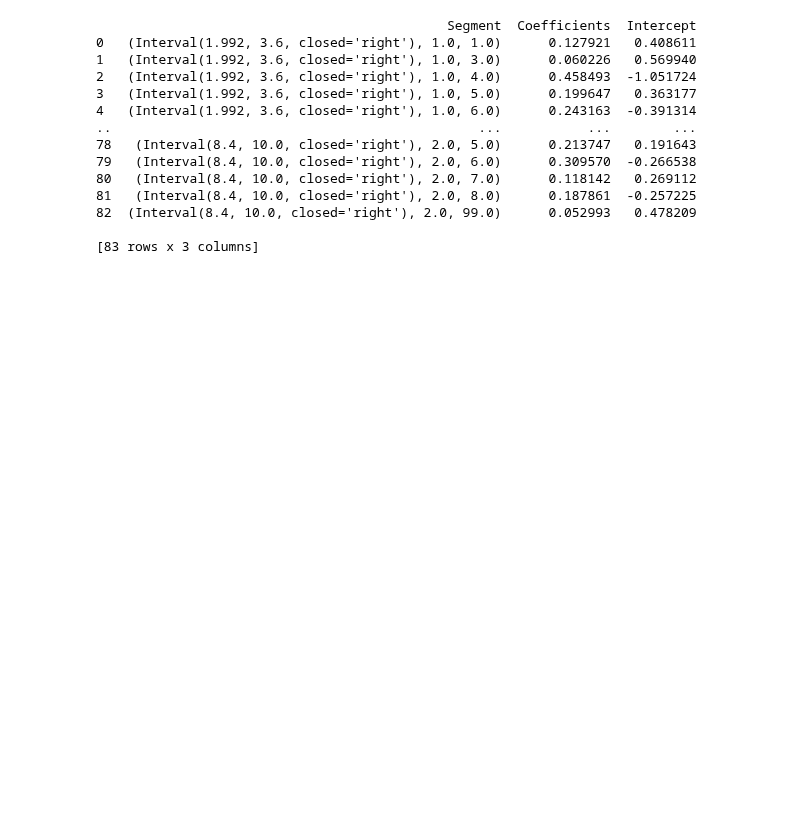
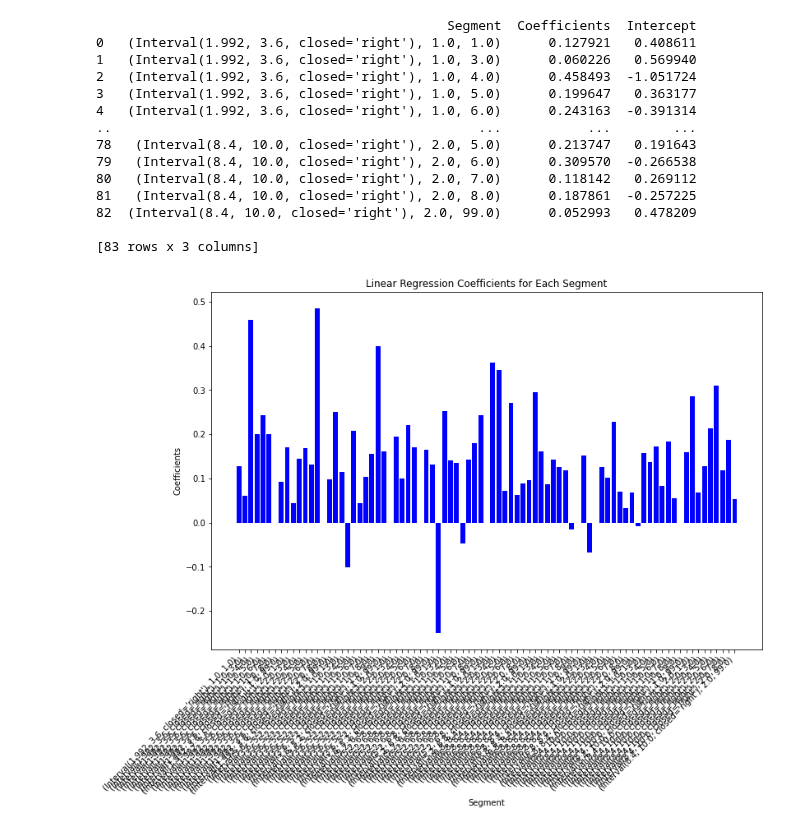
Before and after one commit to martynapiskorz/carn-t, a Jupyter notebook: MPN By wave/Y 20/mpn_20.ipynb, the cells around one changed output. Saved outputs shown, nothing was run; the diff lists cells and outputs as text; code cells hidden in the pictures; blank space fills up the shorter version.

```diff
--- a/MPN By wave/Y 20/mpn_20.ipynb
+++ b/MPN By wave/Y 20/mpn_20.ipynb
@@ -525,3 +479,22 @@ print(regression_results)
 82  (Interval(8.4, 10.0, closed='right'), 2.0, 99.0)      0.052993   0.478209
 
 [83 rows x 3 columns]
+# %%
+import matplotlib.pyplot as plt
+
+# Assuming 'regression_results' is your DataFrame containing the regression results
+
+# Set up the plot
+plt.figure(figsize=(12, 8))
+
+# Bar plot for coefficients
+plt.bar(regression_results['Segment'], regression_results['Coefficients'], color='blue')
+plt.xlabel('Segment')
+plt.ylabel('Coefficients')
+plt.title('Linear Regression Coefficients for Each Segment')
+plt.xticks(rotation=45, ha='right')  # Rotate x-axis labels for better readability
+
+# Show the plot
+plt.show()
+# %% [output]
+[figure, added]
```
Also changed, not shown: parts of 1 cell of this notebook.
